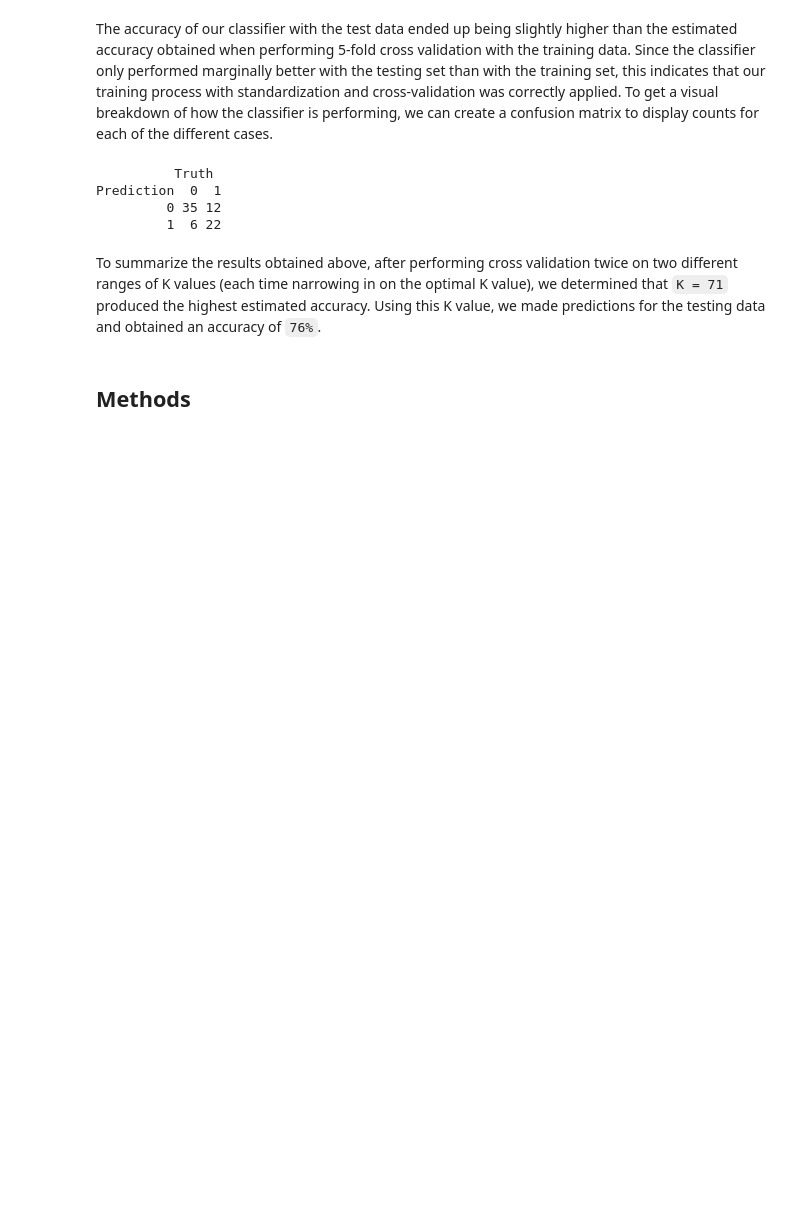
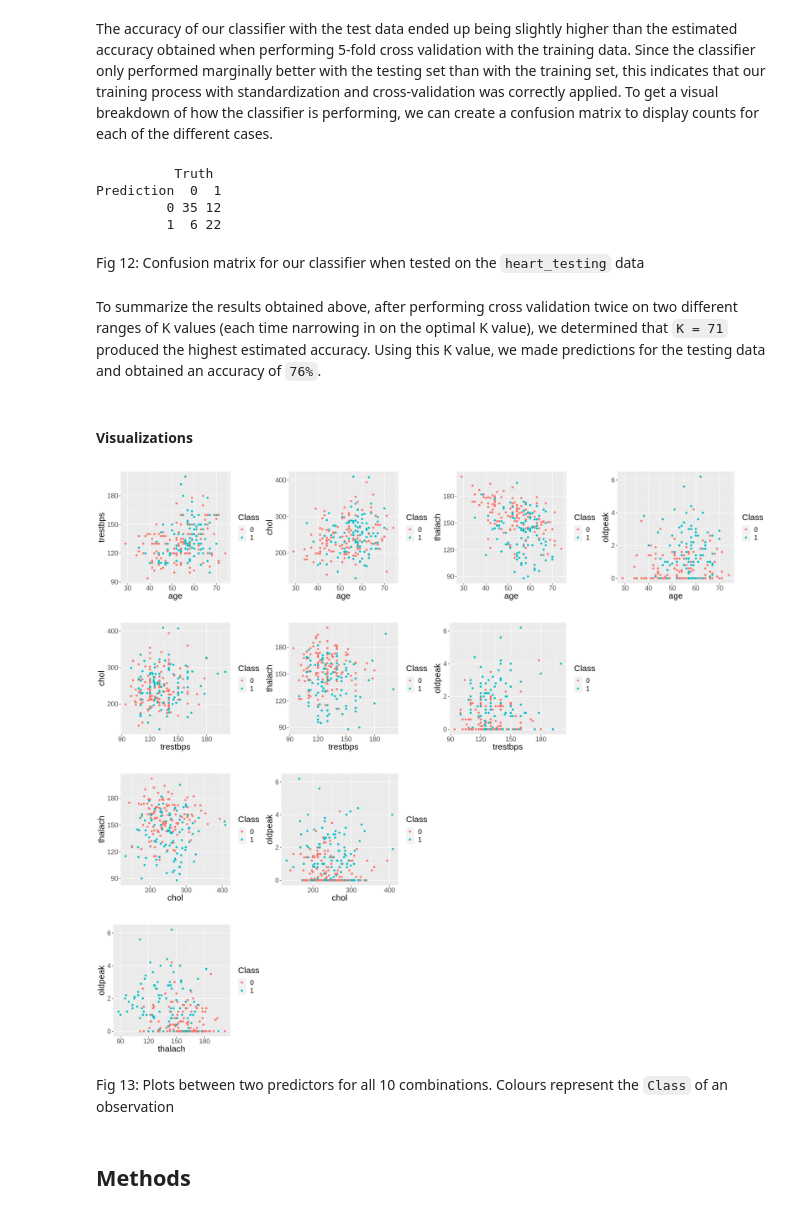
Before and after one commit to jamiema1/Predicting-Heart-Disease-with-KNN-Algorithm, a Jupyter notebook: final_report.ipynb, the cells around one changed output. Saved outputs shown, nothing was run; the diff lists cells and outputs as text; code cells hidden in the pictures; blank space fills up the shorter version.

```diff
--- a/final_report.ipynb
+++ b/final_report.ipynb
@@ -409,5 +429,78 @@ confusion
 Prediction  0  1
          0 35 12
          1  6 22
+# %% [markdown]
+Fig 12: Confusion matrix for our classifier when tested on the `heart_testing` data
 # %% [markdown]
 To summarize the results obtained above, after performing cross validation twice on two different ranges of K values (each time narrowing in on the optimal K value), we determined that `K = 71` produced the highest estimated accuracy. Using this K value, we made predictions for the testing data and obtained an accuracy of `76%`.
+# %% [markdown]
+#### Visualizations
+# %%
+options(repr.plot.width = 20, repr.plot.height = 4)
+
+# creates a plot for all 10 combinations of predictors
+
+age_trestbps_plot <- select(heart_training,age, trestbps, Class) %>%
+    ggplot(aes(x=age, y=trestbps,color=Class)) +
+    geom_point() +
+    theme(text=element_text(size=18))
+
+age_chol_plot <- select(heart_training,age, chol, Class) %>%
+    ggplot(aes(x=age, y=chol,color=Class)) +
+    geom_point() +
+    theme(text=element_text(size=18))
+
+age_thalach_plot <- select(heart_training,age, thalach, Class) %>%
+    ggplot(aes(x=age, y=thalach,color=Class)) +
+    geom_point() +
+    theme(text=element_text(size=18))
+
+age_oldpeak_plot <- select(heart_training,age, oldpeak, Class) %>%
+    ggplot(aes(x=age, y=oldpeak,color=Class)) +
+    geom_point() +
+    theme(text=element_text(size=18))
+
+
+trestbps_chol_plot <- select(heart_training, trestbps, chol, Class) %>%
+    ggplot(aes(x=trestbps, y=chol,color=Class)) +
+    geom_point() +
+    theme(text=element_text(size=18))
+
+trestbps_thalach_plot <- select(heart_training, trestbps, thalach, Class) %>%
+    ggplot(aes(x=trestbps, y=thalach,color=Class)) +
+    geom_point() +
+    theme(text=element_text(size=18))
+
+trestbps_oldpeak_plot <- select(heart_training, trestbps, oldpeak, Class) %>%
+    ggplot(aes(x=trestbps, y=oldpeak,color=Class)) +
+    geom_point() +
+    theme(text=element_text(size=18))
+
+
+chol_thalach_plot <- select(heart_training, chol, thalach, Class) %>%
+    ggplot(aes(x=chol, y=thalach,color=Class)) +
+    geom_point() +
+    theme(text=element_text(size=18))
+
+chol_oldpeak_plot <- select(heart_training, chol, oldpeak, Class) %>%
+    ggplot(aes(x=chol, y=oldpeak,color=Class)) +
+    geom_point() +
+    theme(text=element_text(size=18))
+
+thalach_oldpeak_plot <- select(heart_training, thalach, oldpeak, Class) %>%
+    ggplot(aes(x=thalach, y=oldpeak,color=Class)) +
+    geom_point() +
+    theme(text=element_text(size=18))
+
+# arranges the plots to form a pyramid where each new row corresponds to a new independent variable
+grid.arrange(age_trestbps_plot,age_chol_plot,age_thalach_plot, age_oldpeak_plot, ncol = 4)
+grid.arrange(trestbps_chol_plot,trestbps_thalach_plot,trestbps_oldpeak_plot, ncol = 4)
+grid.arrange(chol_thalach_plot,chol_oldpeak_plot, ncol = 4)
+grid.arrange(thalach_oldpeak_plot, ncol = 4)
+# %% [output]
+[figure, added]
+[figure, added]
+[figure, added]
+[figure, added]
+# %% [markdown]
+Fig 13: Plots between two predictors for all 10 combinations. Colours represent the `Class` of an observation
```
Also changed, not shown: parts of 19 cells of this notebook.
